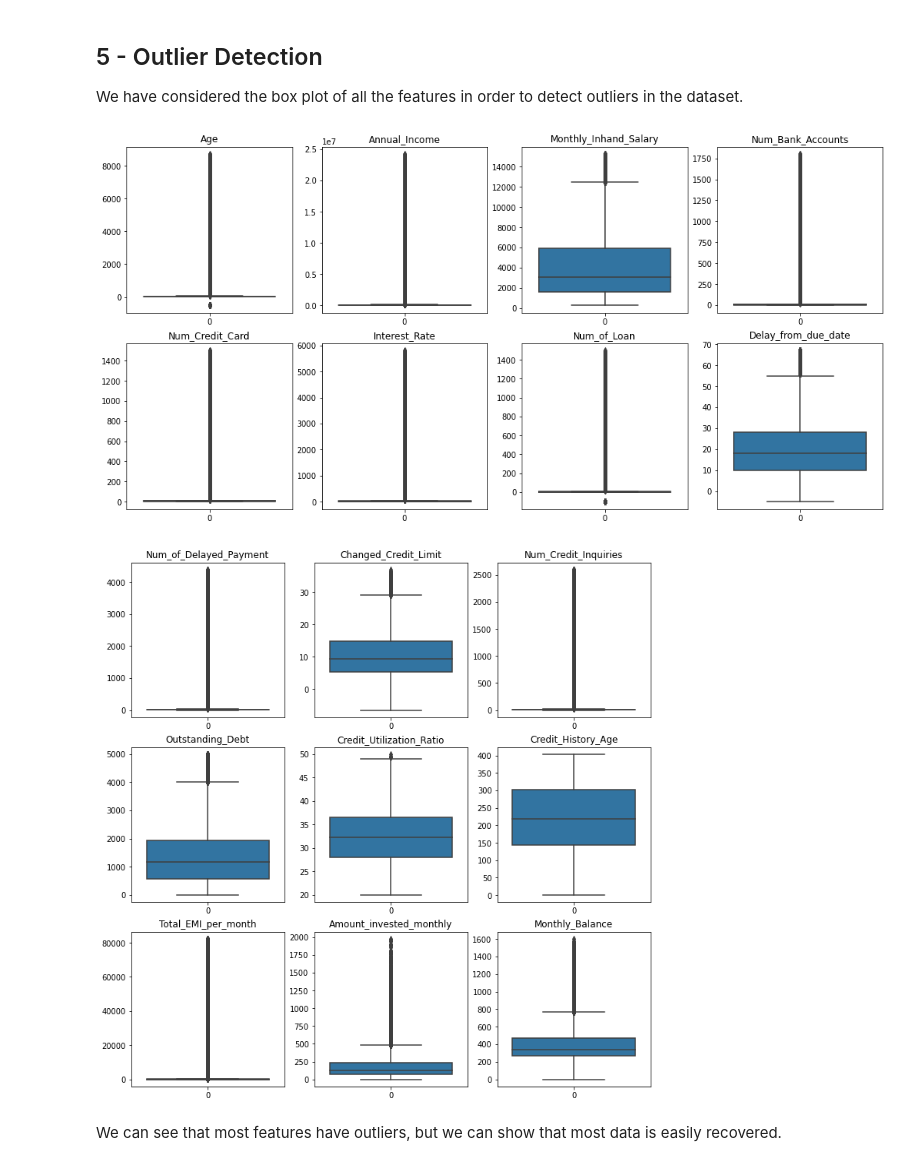
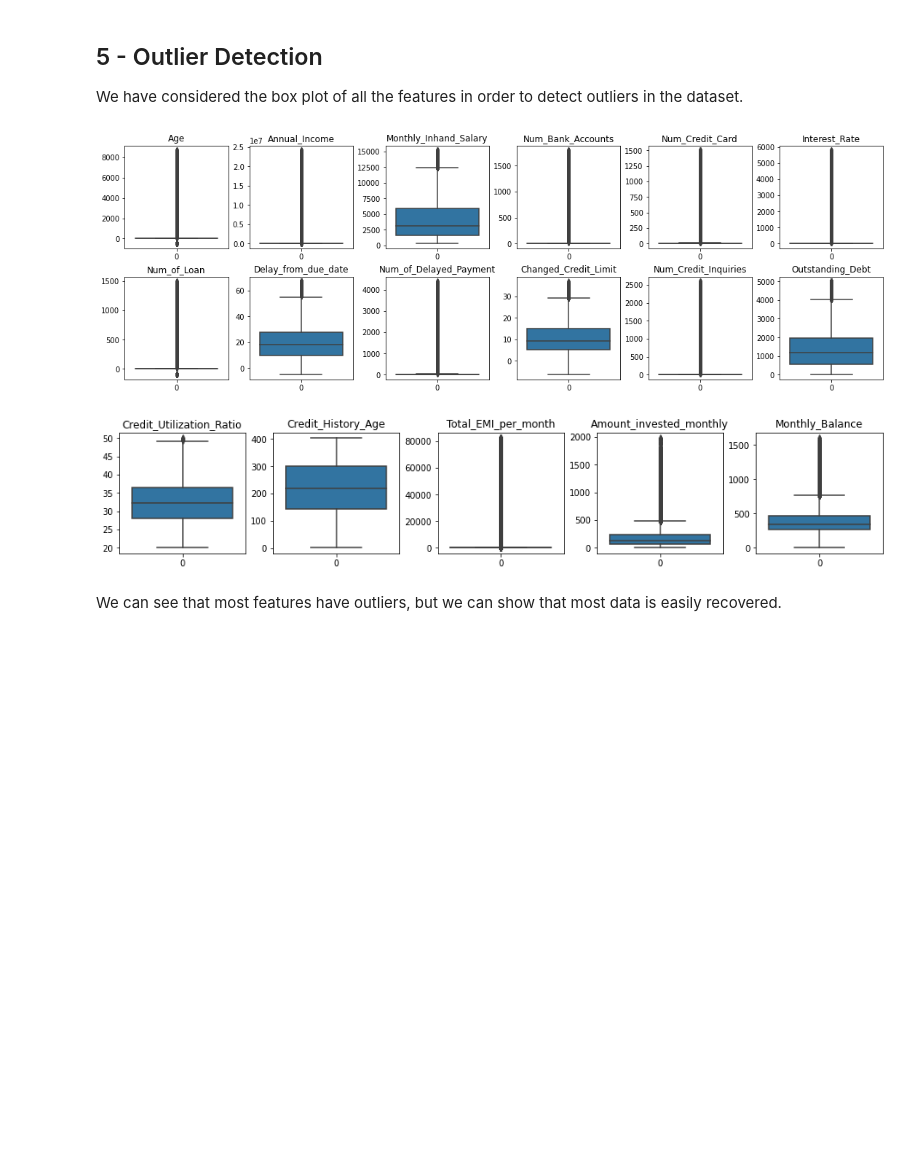
Before and after one commit to Wronsmin/ML_Project, a Jupyter notebook: src/NN.ipynb, the cells around one changed output. Cells and saved outputs as stored; diff of their text form; code cells hidden in the pictures; blank space fills up the shorter version.

```diff
--- a/src/NN.ipynb
+++ b/src/NN.ipynb
@@ -167,7 +167,7 @@ for feature in features:
 # select all the wrong assigned categorical features
 features = ['Age', 'Annual_Income', 'Num_of_Loan', 'Num_of_Delayed_Payment',
             'Changed_Credit_Limit', 'Outstanding_Debt', 'Amount_invested_monthly',
-            'Monthly_Balance']
+            'Monthly_Balance', 'Total_EMI_per_month']
 
 # casting the features
 for feature in features:
@@ -185,23 +185,22 @@ We have considered the box plot of all the features in order to detect outliers
 # %%
 %matplotlib inline
 def box_plot_utility(df):
-    fig, axs = plt.subplots(2, 4, figsize=(14,7), constrained_layout=True)
+    fig, axs = plt.subplots(2, 6, figsize=(15, 5), constrained_layout=True)
 
-    for col, ax in zip(num[:8], axs.flatten()):
+    for col, ax in zip(num[:12], axs.flatten()):
         sns.boxplot(data=df[col], ax=ax)
         ax.set_title(col)
     plt.show()
 
-    fig, axs = plt.subplots(3, 3, figsize=(10,10), constrained_layout=True)
-
-    for col, ax in zip(num[8:], axs.flatten()):
+    fig, axs = plt.subplots(1, 5, figsize=(12.7, 2.5), constrained_layout=True)
+    for col, ax in zip(num[12:], axs.flatten()):
         sns.boxplot(data=df[col], ax=ax)
         ax.set_title(col)
 
 box_plot_utility(df)
 # %% [output]
-[figure, old version]
+[figure, new version]
-[figure, old version]
+[figure, new version]
 # %% [markdown]
 We can see that most features have outliers, but we can show that most data is easily recovered.
 # %%
```
Also changed, not shown: parts of 5 cells of this notebook, 2 other files.
